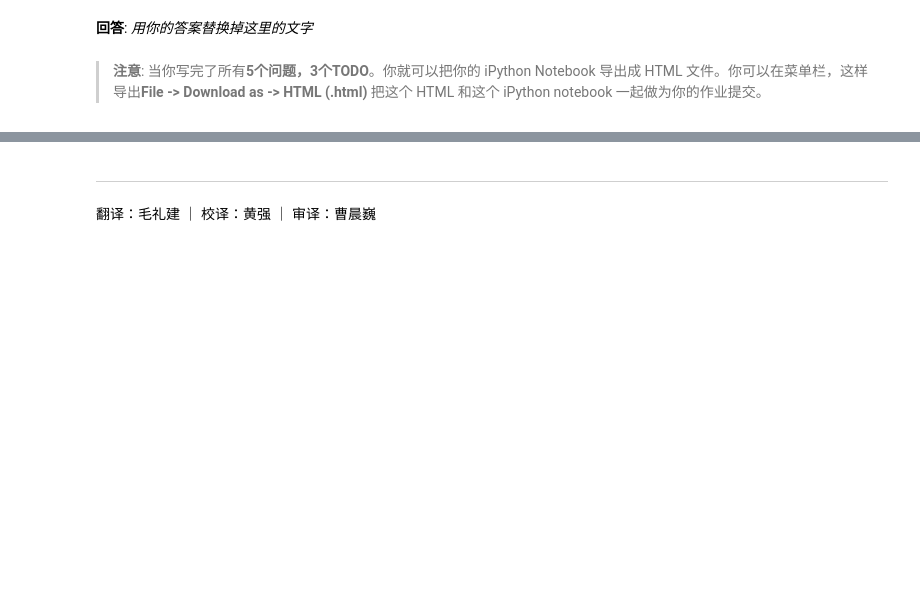
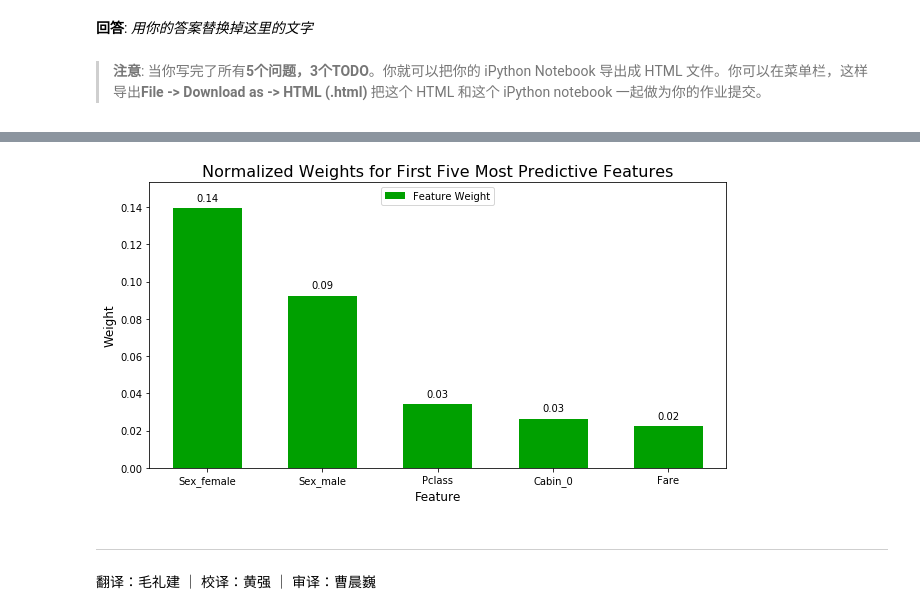
Before and after one commit to Jing-jing-yin/titanic_survival_exploration-master, a Jupyter notebook: titanic_survival_exploration.ipynb, the cells around one changed output, grey strips where cells are left out. Saved outputs shown, nothing was run; the diff lists cells and outputs as text; code cells hidden in the pictures; blank space fills up the shorter version.

```diff
--- a/titanic_survival_exploration.ipynb
+++ b/titanic_survival_exploration.ipynb
@@ -361,3 +419,15 @@ Predictions have an accuracy of 80.92%.
+# %%
+from sklearn.ensemble import ExtraTreesClassifier
+# TODO：在训练集上训练一个监督学习模型
+model = ExtraTreesClassifier(random_state = 0)
+model.fit(X_train, y_train)
+
+# TODO： 提取特征重要性
+importances = model.feature_importances_
+# 绘图
+vs.feature_plot(importances, X_train, y_train)
+# %% [output]
+[figure, added]
 # %% [markdown]
 ---
 翻译：毛礼建 ｜ 校译：黄强 ｜ 审译：曹晨巍
```
Also changed, not shown: parts of 1 cell of this notebook, 1 other file.
